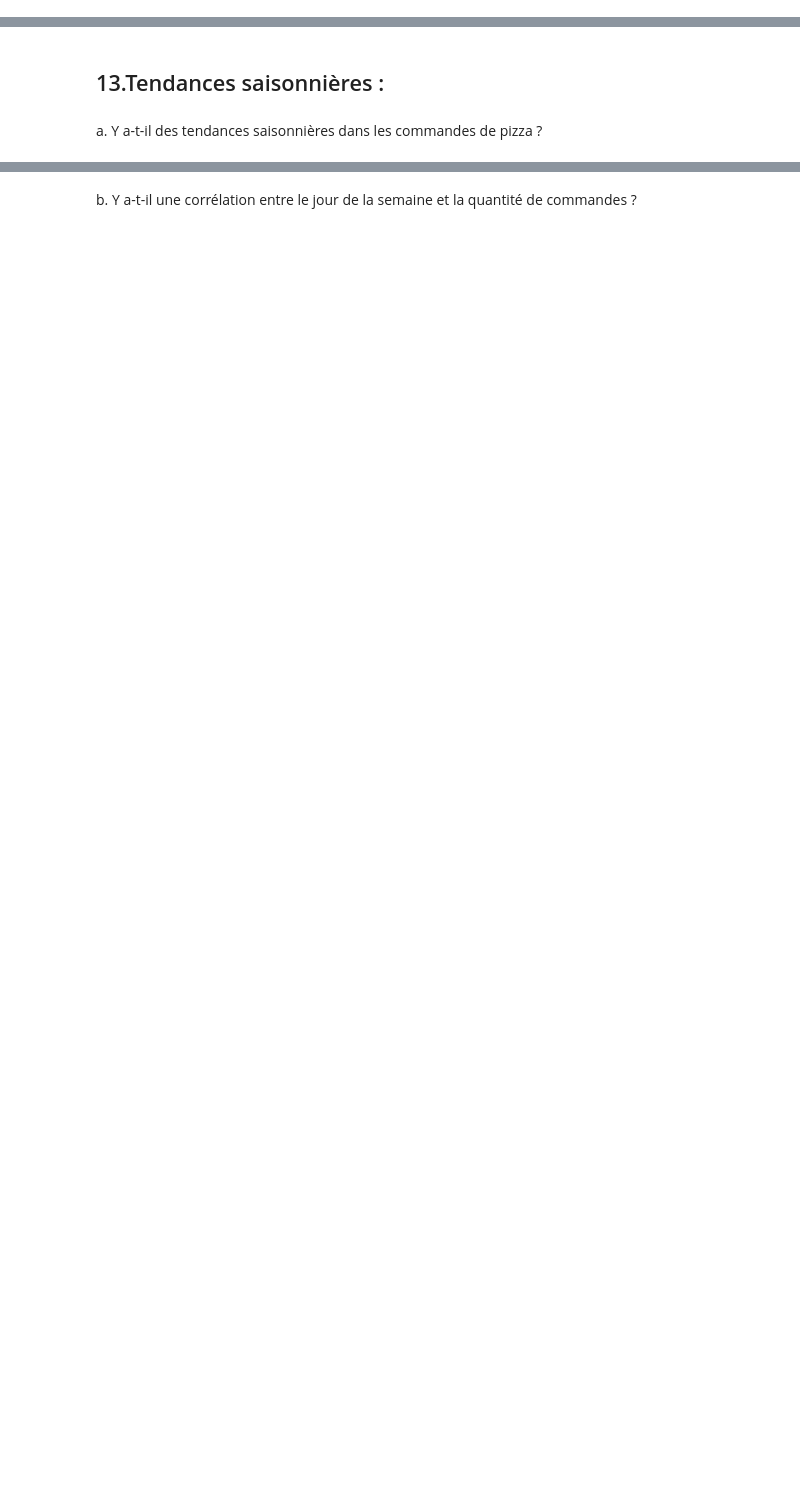
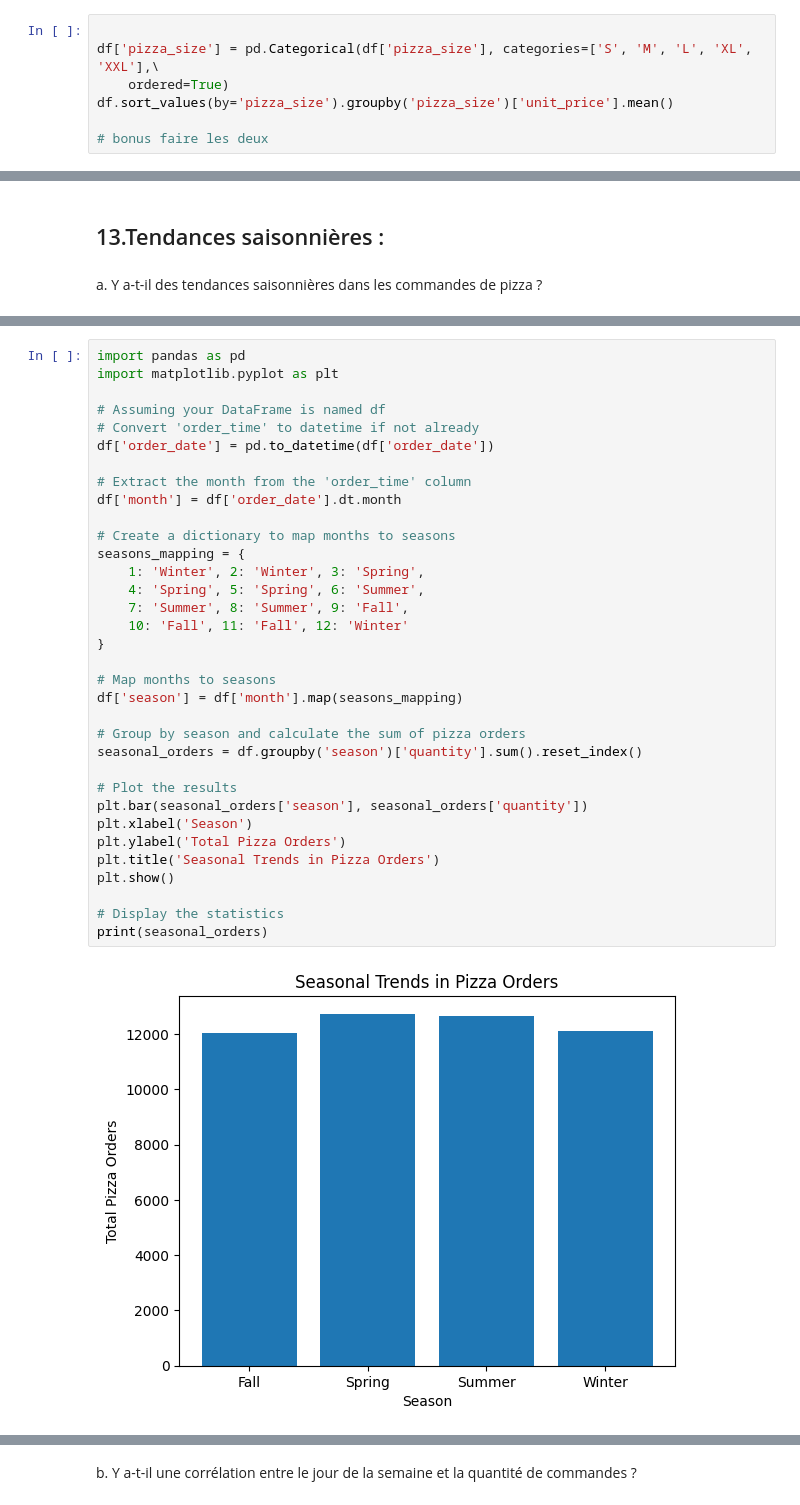
Before and after one commit to julienRactM/pizzaiojo, a Jupyter notebook: notebook.ipynb, the cells around one changed output, grey strips where cells are left out. Cells and saved outputs as stored; diff of their text form; blank space fills up the shorter version.

```diff
--- a/notebook.ipynb
+++ b/notebook.ipynb
@@ -385,2 +497,9 @@ a. Y a-t-il une corrélation entre le prix unitaire et la quantité commandée ?
 # %% [markdown]
 b. Quel est le prix unitaire moyen pour différentes tailles de pizza ?
+# %%
+
+df['pizza_size'] = pd.Categorical(df['pizza_size'], categories=['S', 'M', 'L', 'XL', 'XXL'],\
+    ordered=True)
+df.sort_values(by='pizza_size').groupby('pizza_size')['unit_price'].mean()
+
+# bonus faire les deux
@@ -390,0 +561,36 @@ a. Y a-t-il des tendances saisonnières dans les commandes de pizza ?
+# %%
+import pandas as pd
+import matplotlib.pyplot as plt
+
+# Assuming your DataFrame is named df
+# Convert 'order_time' to datetime if not already
+df['order_date'] = pd.to_datetime(df['order_date'])
+
+# Extract the month from the 'order_time' column
+df['month'] = df['order_date'].dt.month
+
+# Create a dictionary to map months to seasons
+seasons_mapping = {
+    1: 'Winter', 2: 'Winter', 3: 'Spring',
+    4: 'Spring', 5: 'Spring', 6: 'Summer',
+    7: 'Summer', 8: 'Summer', 9: 'Fall',
+    10: 'Fall', 11: 'Fall', 12: 'Winter'
+}
+
+# Map months to seasons
+df['season'] = df['month'].map(seasons_mapping)
+
+# Group by season and calculate the sum of pizza orders
+seasonal_orders = df.groupby('season')['quantity'].sum().reset_index()
+
+# Plot the results
+plt.bar(seasonal_orders['season'], seasonal_orders['quantity'])
+plt.xlabel('Season')
+plt.ylabel('Total Pizza Orders')
+plt.title('Seasonal Trends in Pizza Orders')
+plt.show()
+
+# Display the statistics
+print(seasonal_orders)
+# %% [output]
+[figure, added]
```
Also changed, not shown: parts of 45 cells of this notebook.
